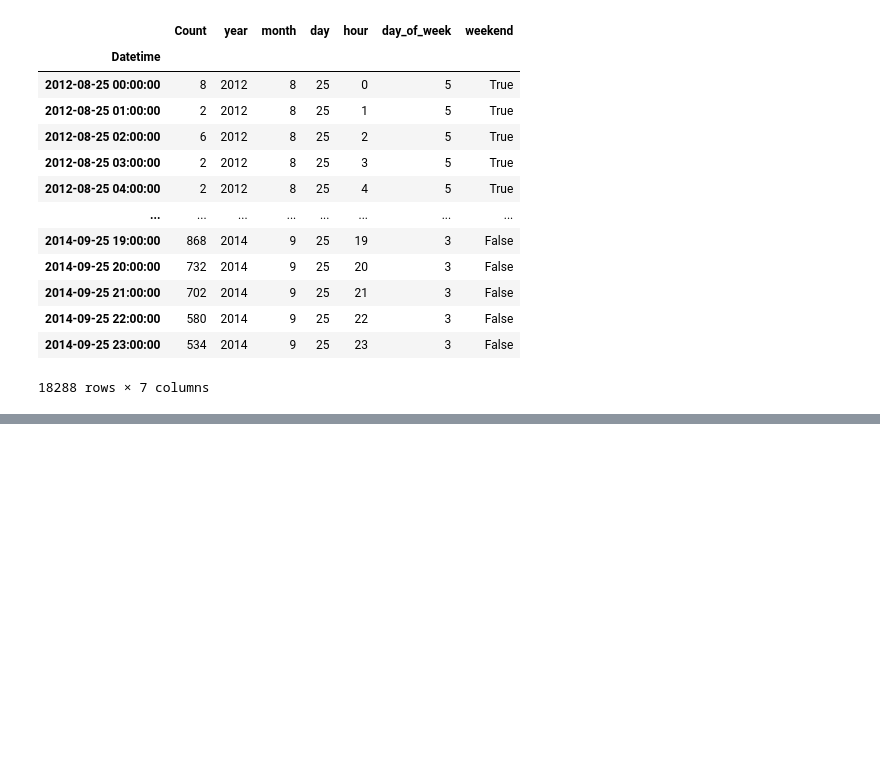
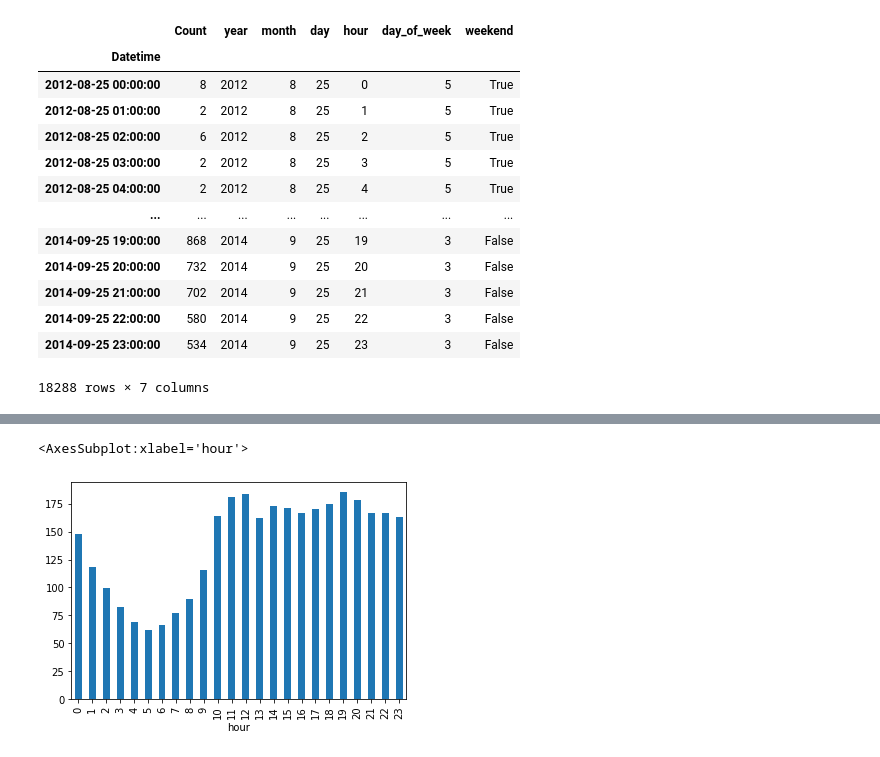
Before and after one commit to talha-amir/Python-Time-Series, a Jupyter notebook: Final.ipynb, the cells around one changed output, grey strips where cells are left out. Cells and saved outputs as stored; diff of their text form; code cells hidden in the pictures; blank space fills up the shorter version.

```diff
--- a/Final.ipynb
+++ b/Final.ipynb
@@ -74,0 +75,5 @@ train
+# %%
+train.groupby('hour')['Count'].mean().plot.bar()
+# %% [output]
+<AxesSubplot:xlabel='hour'>
+[figure, added]
```
Also changed, not shown: parts of 8 cells of this notebook.
